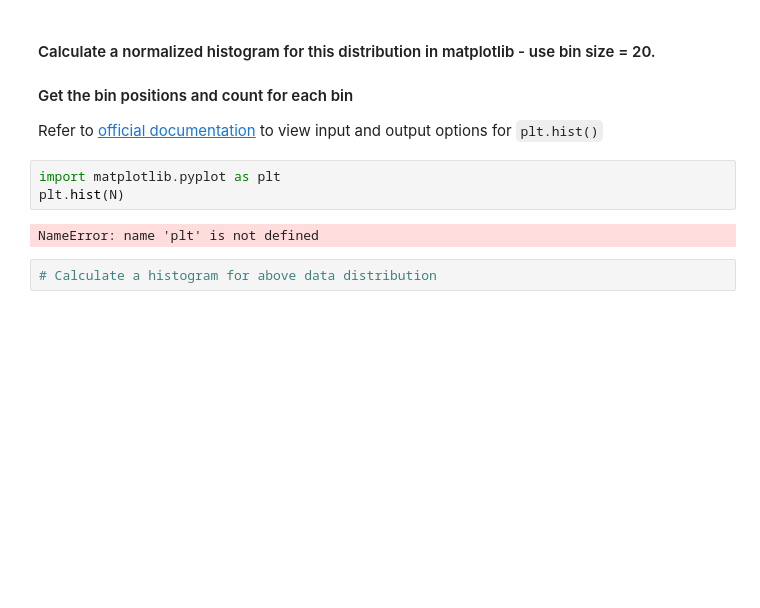
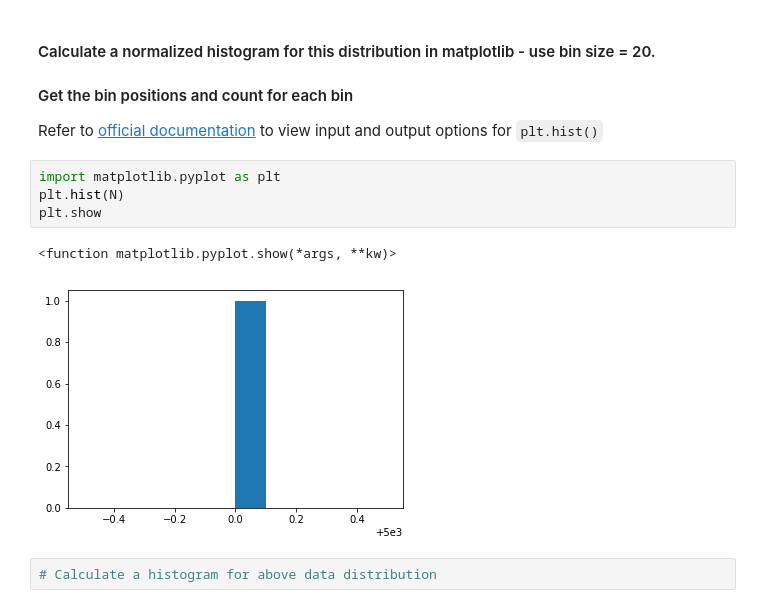
Before and after one commit to AlludedCrabb/dsc-1-09-13-normal-gaussian-distributions-lab-seattle-ds-career-040119, a Jupyter notebook: index.ipynb, the cells around one changed output. Drawn from its saved outputs; the diff is of its cells as text; blank space fills up the shorter version.

```diff
--- a/index.ipynb
+++ b/index.ipynb
@@ -31,8 +31,10 @@ Refer to [official documentation](https://matplotlib.org/api/_as_gen/matplotlib.
 # %%
 import matplotlib.pyplot as plt
 plt.hist(N)
+plt.show
 # %% [output]
-NameError: name 'plt' is not defined
+<function matplotlib.pyplot.show(*args, **kw)>
+[figure, added]
 # %%
 # Calculate a histogram for above data distribution
 # %% [output]
```
